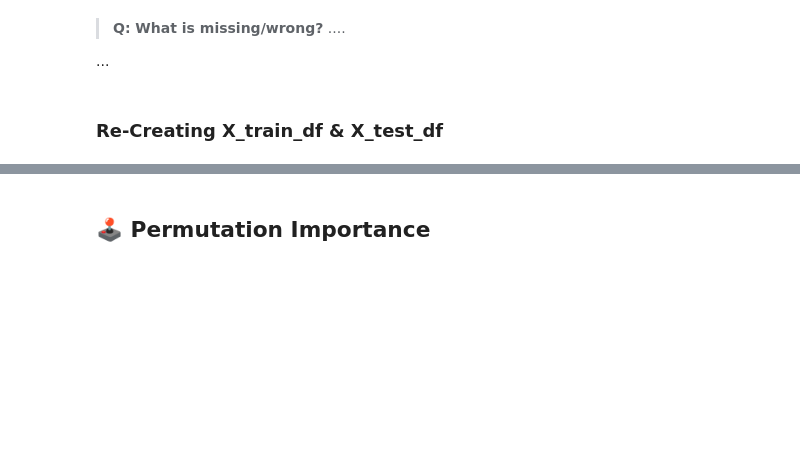
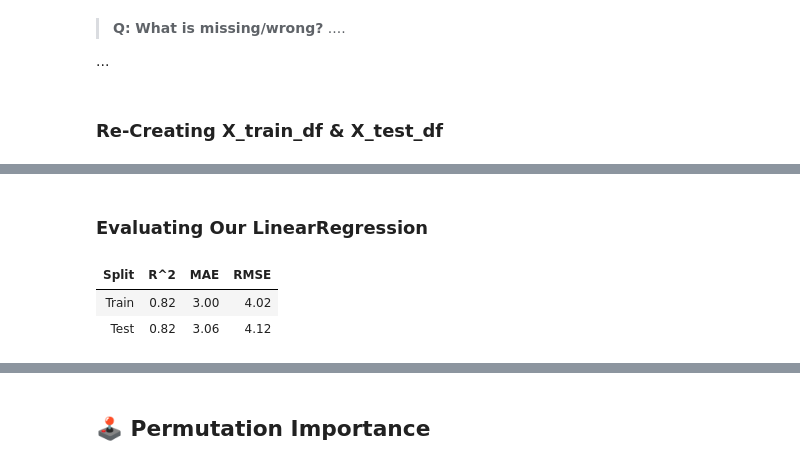
Before and after one commit to coding-dojo-data-science/data-viz-model-insights-codealongs-life-expectancy, a Jupyter notebook: Solutions/SOLUTIONS-Wk1-L02-CodeAlong-Life Expectancy.ipynb, the cells around one changed output, grey strips where cells are left out. Saved outputs shown, nothing was run; the diff lists cells and outputs as text; code cells hidden in the pictures; blank space fills up the shorter version.

```diff
--- a/Solutions/SOLUTIONS-Wk1-L02-CodeAlong-Life Expectancy.ipynb
+++ b/Solutions/SOLUTIONS-Wk1-L02-CodeAlong-Life Expectancy.ipynb
@@ -212,3 +212,12 @@ X_train_proc.head()
 | 2559 | 2009.0 | 174.0 | 10.0 | 0.300000 | 35.716138 | 93.000000 | 0.0 | 35.900000 | ... |
 | 1524 | 2013.0 | 178.0 | 0.0 | 15.040000 | 1968.816817 | 93.000000 | 35.0 | 61.400000 | ... |
 | 33 | 2014.0 | 11.0 | 21.0 | 0.010000 | 54.237318 | 95.000000 | 0.0 | 58.400000 | ... |
+# %% [markdown]
+### Evaluating Our LinearRegression
+# %%
+## Use our evaluate_regression function to evalaute the linear regression
+evaluate_regression(lin_reg_final, X_train_proc, y_train, X_test_proc, y_test)
+# %% [output]
+| Split | R^2 | MAE | RMSE |
+| Train | 0.82 | 3.00 | 4.02 |
+| Test | 0.82 | 3.06 | 4.12 |
```
Also changed, not shown: parts of 24 cells of this notebook, 3 other files.
